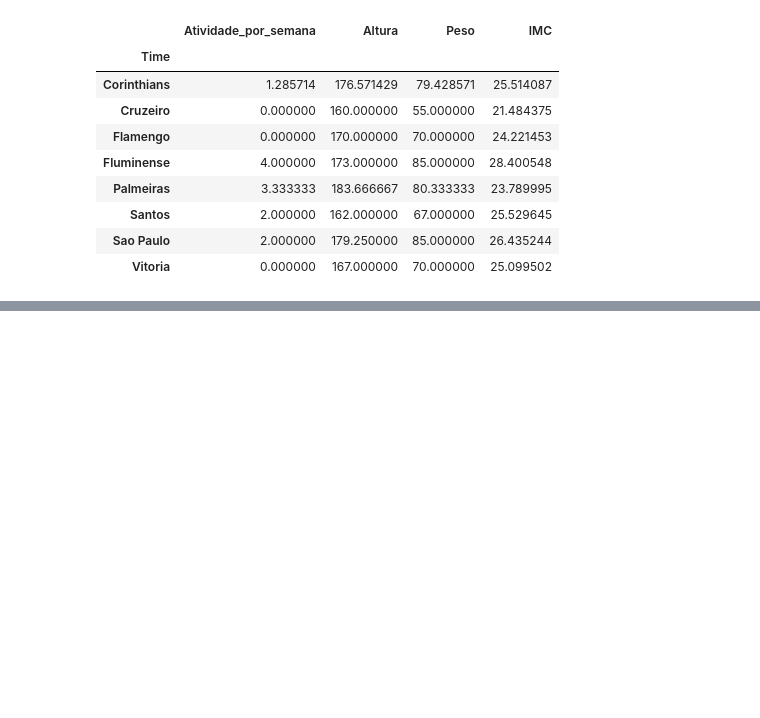
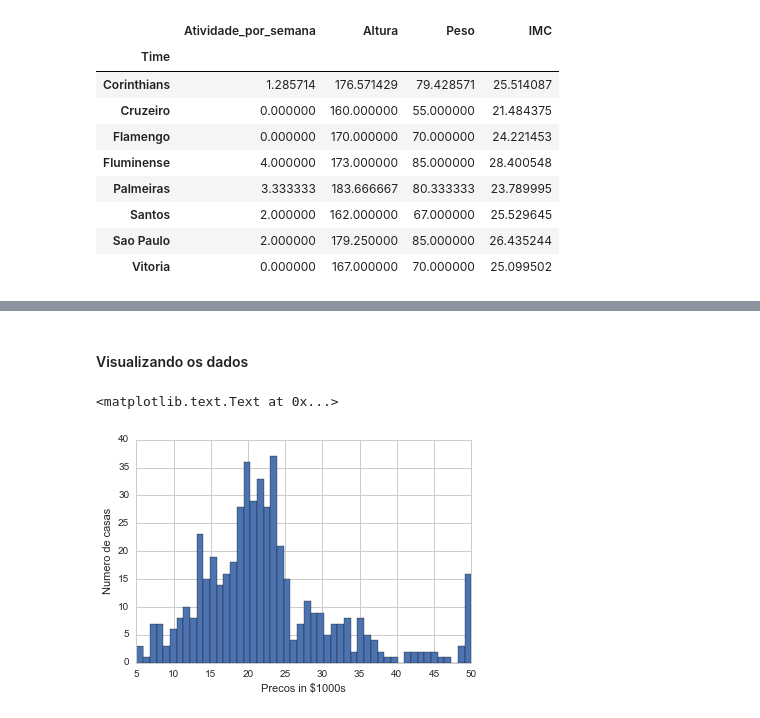
Before and after one commit to hitoshinagano/Locaweb_aulas, a Jupyter notebook: Aula.ipynb, the cells around one changed output, grey strips where cells are left out. Cells and saved outputs as stored; diff of their text form; code cells hidden in the pictures; blank space fills up the shorter version.

```diff
--- a/Aula.ipynb
+++ b/Aula.ipynb
@@ -1401,0 +1410,5 @@ df_agrupado.apply(ranker)
+# %%
+import matplotlib.pyplot as plt
+import seaborn as sns
+sns.set_style('whitegrid')
+%matplotlib inline
@@ -1401,0 +1421,2 @@ df_agrupado.apply(ranker)
+# %%
+boston = load_boston()
@@ -1401,0 +1443,12 @@ df_agrupado.apply(ranker)
+# %% [markdown]
+#### Visualizando os dados
+# %%
+# Histograma dos preços (alvo da predição)
+plt.hist(boston.target,bins=50)
+
+# Nome dos eixos
+plt.xlabel('Precos in $1000s')
+plt.ylabel('Numero de casas')
+# %% [output]
+<matplotlib.text.Text at 0x...>
+[figure, added]
```
Also changed, not shown: parts of 79 cells of this notebook.
